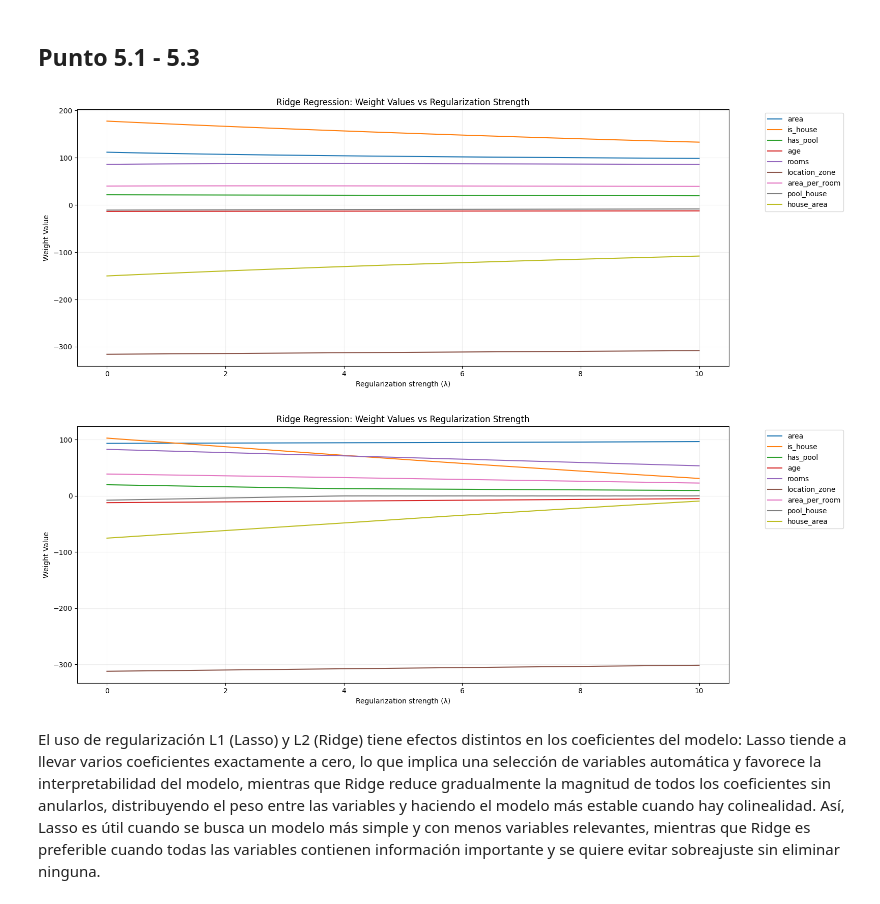
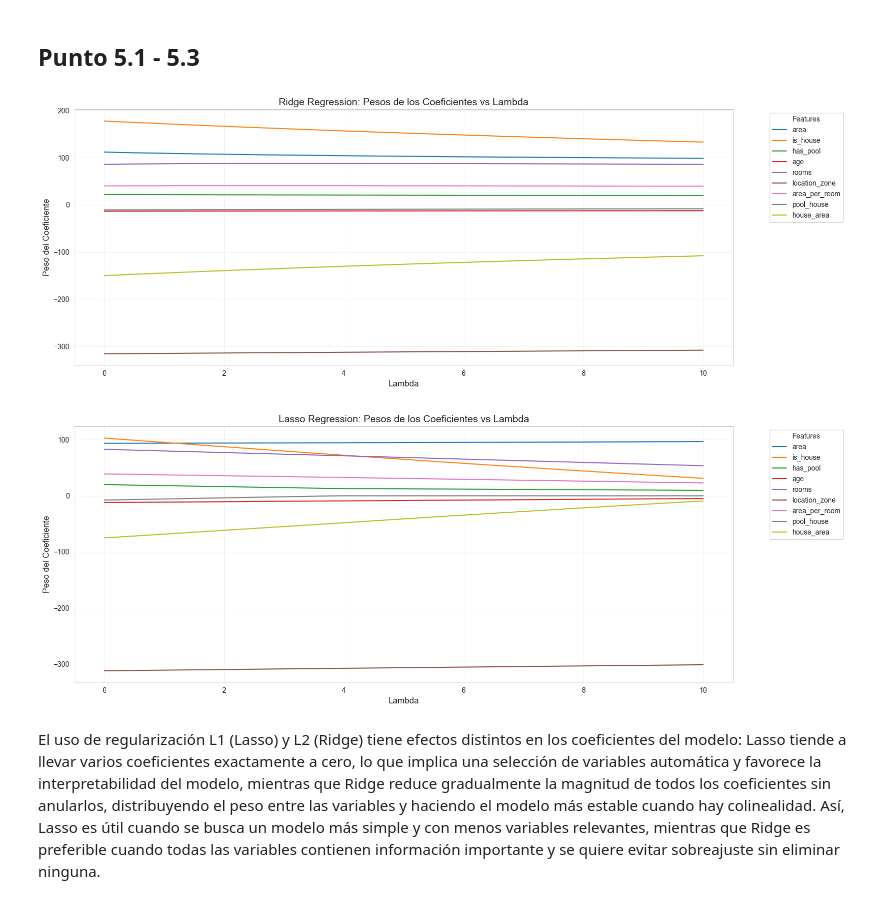
Before and after one commit to frizynn/tp1-machine-learning, a Jupyter notebook: src/Entrega_Tp1.ipynb, the cells around one changed output. Drawn from its saved outputs; the diff is of its cells as text; code cells hidden in the pictures.

```diff
--- a/src/Entrega_Tp1.ipynb
+++ b/src/Entrega_Tp1.ipynb
@@ -825,32 +822,32 @@ Se esperaba que la incorporación masiva de 300 features, generadas como potenci
 # %%
 import numpy as np
 import pandas as pd
 import matplotlib.pyplot as plt
 from models.regression.linear_regressor import LinearRegressor
 from utils.model import get_weights_and_metrics
 from utils.visuals import plot_weights_vs_lambda, plot_performance_metrics
 
 
 df = pd.read_csv(r"../data/processed/casas_dev_eng.csv")
 
 X = df.drop('price', axis=1)
 y = df['price']
 
 
 lambdas = np.linspace(0, 10, 100)
 
 
 weights_ridge, mse_scores_ridge, r2_scores_ridge = get_weights_and_metrics(X, y, lambdas, LinearRegressor, normalize=True, method='pseudo_inverse', regularization='l2',random_state=12)
 weights_lasso, mse_scores_lasso, r2_scores_lasso = get_weights_and_metrics(X, y, lambdas, LinearRegressor, normalize=True, method='gradient_descent', regularization='l1',random_state=12)
 
 feature_names = X.columns
 
 
-plot_weights_vs_lambda(lambdas, weights_ridge, feature_names)
-plot_weights_vs_lambda(lambdas, weights_lasso, feature_names)
+plot_weights_vs_lambda(lambdas, weights_ridge, feature_names,custom_titles={"title": "Ridge Regression: Pesos de los Coeficientes vs Lambda", "xlabel": "Lambda", "ylabel": "Peso del Coeficiente"})
+plot_weights_vs_lambda(lambdas, weights_lasso, feature_names,custom_titles={"title": "Lasso Regression: Pesos de los Coeficientes vs Lambda", "xlabel": "Lambda", "ylabel": "Peso del Coeficiente"})
 # %% [output]
-[figure, old version]
+[figure, new version]
-[figure, old version]
+[figure, new version]
 # %% [markdown]
 El uso de regularización L1 (Lasso) y L2 (Ridge) tiene efectos distintos en los coeficientes del modelo: Lasso tiende a llevar varios coeficientes exactamente a cero, lo que implica una selección de variables automática y favorece la interpretabilidad del modelo, mientras que Ridge reduce gradualmente la magnitud de todos los coeficientes sin anularlos, distribuyendo el peso entre las variables y haciendo el modelo más estable cuando hay colinealidad. Así, Lasso es útil cuando se busca un modelo más simple y con menos variables relevantes, mientras que Ridge es preferible cuando todas las variables contienen información importante y se quiere evitar sobreajuste sin eliminar ninguna.
 # %% [markdown]
```
Also changed, not shown: parts of 11 cells of this notebook, 3 other files.
